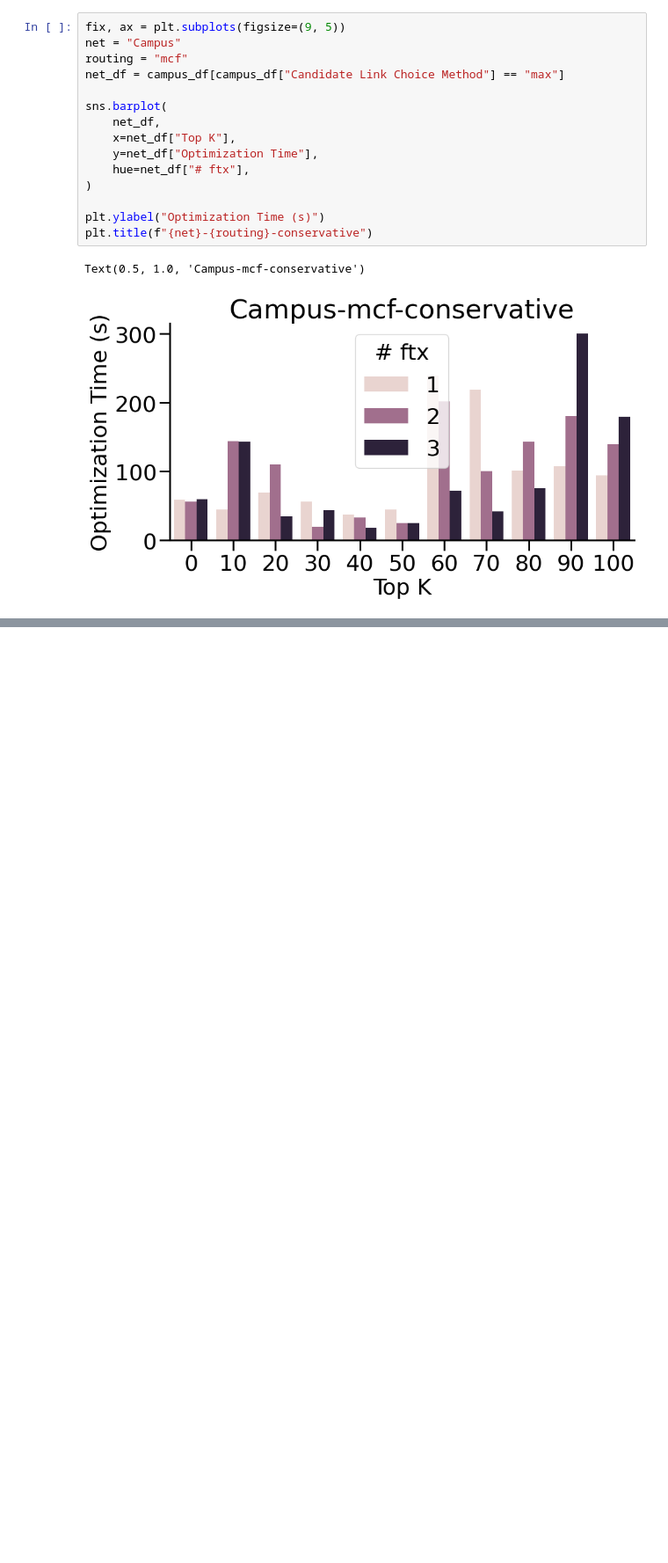
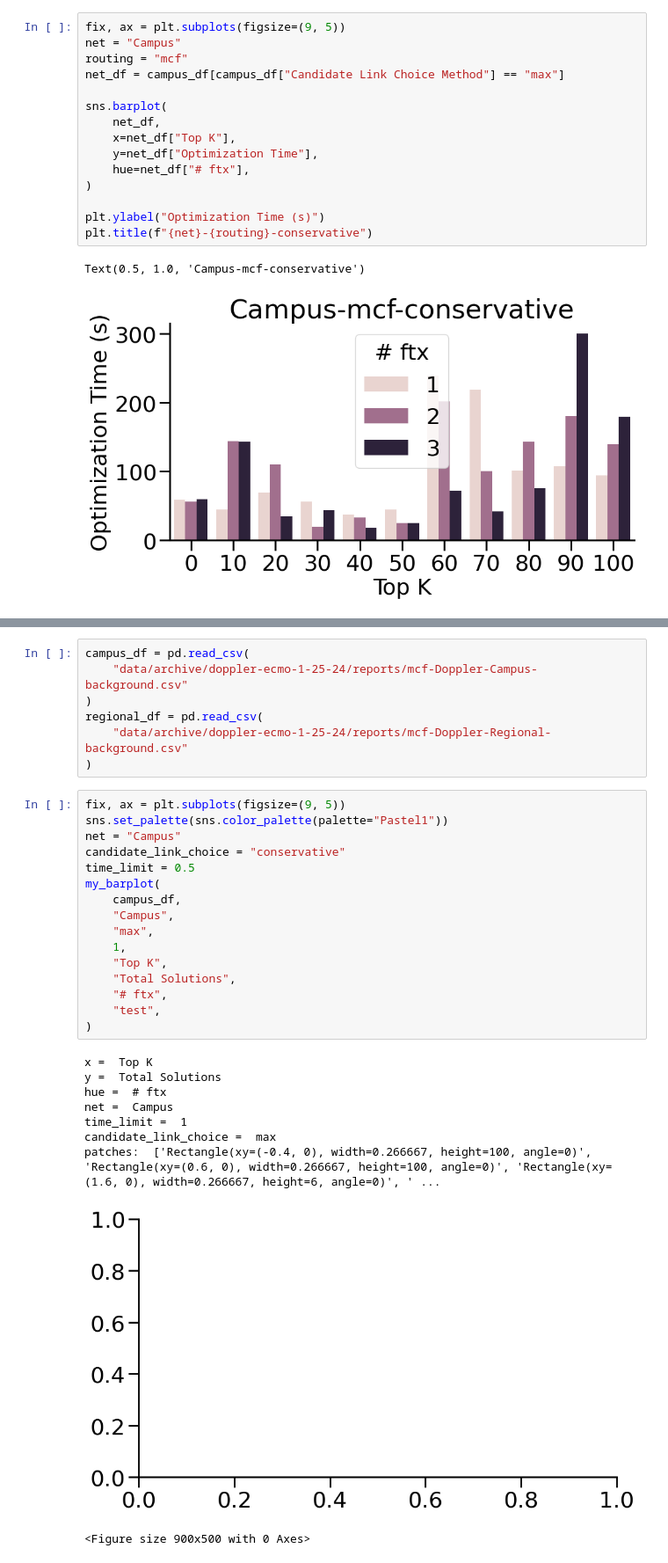
Before and after one commit to mattall/topology-programming, a Jupyter notebook: scripts/Doppler/notebooks/doppler.ipynb, the cells around one changed output, grey strips where cells are left out. Shown: that part at 88% size. Drawn from its saved outputs; the diff is of its cells as text; blank space fills up the shorter version.

```diff
--- a/scripts/Doppler/notebooks/doppler.ipynb
+++ b/scripts/Doppler/notebooks/doppler.ipynb
@@ -281,0 +466,33 @@ Text(0.5, 1.0, 'Campus-mcf-conservative')
+# %%
+campus_df = pd.read_csv(
+    "data/archive/doppler-ecmo-1-25-24/reports/mcf-Doppler-Campus-background.csv"
+)
+regional_df = pd.read_csv(
+    "data/archive/doppler-ecmo-1-25-24/reports/mcf-Doppler-Regional-background.csv"
+)
+# %%
+fix, ax = plt.subplots(figsize=(9, 5))
+sns.set_palette(sns.color_palette(palette="Pastel1"))
+net = "Campus"
+candidate_link_choice = "conservative"
+time_limit = 0.5
+my_barplot(
+    campus_df,
+    "Campus",
+    "max",
+    1,
+    "Top K",
+    "Total Solutions",
+    "# ftx",
+    "test",
+)
+# %% [output]
+x =  Top K
+y =  Total Solutions
+hue =  # ftx
+net =  Campus
+time_limit =  1
+candidate_link_choice =  max
+patches:  ['Rectangle(xy=(-0.4, 0), width=0.266667, height=100, angle=0)', 'Rectangle(xy=(0.6, 0), width=0.266667, height=100, angle=0)', 'Rectangle(xy=(1.6, 0), width=0.266667, height=6, angle=0)', ' ...
+[figure, added]
+<Figure size 900x500 with 0 Axes>
```
Also changed, not shown: parts of 9 cells of this notebook, 3 other files.
